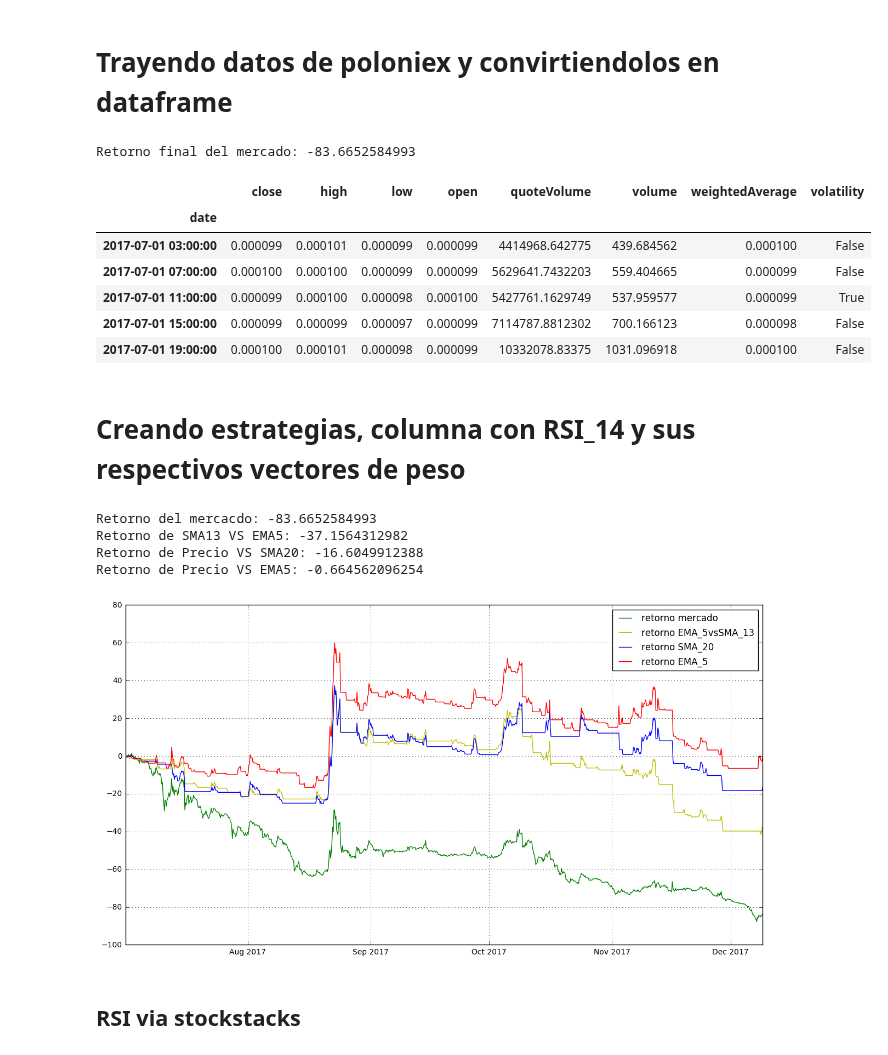
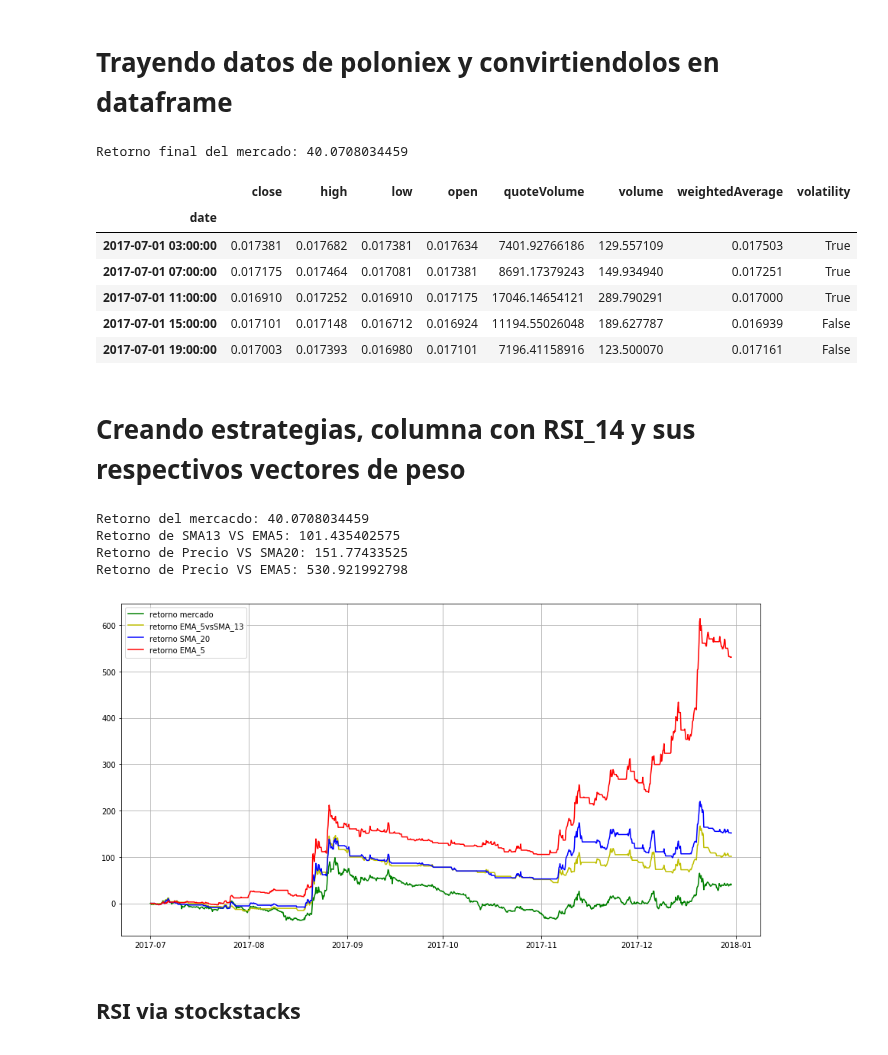
Before and after one commit to ADCryptoSolutions/adcb, a Jupyter notebook: ML strategy.ipynb, the cells around one changed output. Drawn from its saved outputs; the diff is of its cells as text; code cells hidden in the pictures.

```diff
--- a/ML strategy.ipynb
+++ b/ML strategy.ipynb
@@ -4,41 +4,41 @@
 import pandas as pd
 import pylab as plt
 from tusp import string2ts, ts2string
 from bot import prepareData,marketReturn
 import numpy as np
 %matplotlib inline
 plt.rcParams['figure.figsize'] = 15, 8
 
 # trayendo y preparando datos
-df  = prepareData(pair="BTC_XRP",
+df  = prepareData(pair="BTC_XMR",
                   start=string2ts("2017-07-01 00:00:00"),
                   end=string2ts("2018-02-01 00:00:00"),
                   period=3600*4)
 """
 # calculando el retorno del mercado hasta el 4 quitil y del ultimo quintil
 df_train = df.loc["2014-09-10 00:00:00":"2017-06-01 00:00:00",:]
 df_test = df.loc["2017-06-01 00:00:00":"2017-09-01 00:00:00",:]
 """
-per = 0.75
+per = 0.85
 cum_return1 = marketReturn(df[:int(len(df)*per)]["close"])
 cum_return2 = marketReturn(df[int(len(df)*per):]["close"])
 #cum_return1 = marketReturn(df_train)
 #cum_return2 = marketReturn(df_test)
 
 marketReturn = cum_return1[-1]*100
 marketReturn2 = cum_return2[-1]*100
 
 print "Retorno final del mercado: %s"%(marketReturn)
 df.head()
 # %% [output]
-Retorno final del mercado: -83.6652584993
+Retorno final del mercado: 40.0708034459
 |  | close | high | low | open | quoteVolume | volume | weightedAverage | volatility |
 | date |  |  |  |  |  |  |  |  |
-| 2017-07-01 03:00:00 | 0.000099 | 0.000101 | 0.000099 | 0.000099 | 4414968.642775 | 439.684562 | 0.000100 | False |
-| 2017-07-01 07:00:00 | 0.000100 | 0.000100 | 0.000099 | 0.000099 | 5629641.7432203 | 559.404665 | 0.000099 | False |
-| 2017-07-01 11:00:00 | 0.000099 | 0.000100 | 0.000098 | 0.000100 | 5427761.1629749 | 537.959577 | 0.000099 | True |
-| 2017-07-01 15:00:00 | 0.000099 | 0.000099 | 0.000097 | 0.000099 | 7114787.8812302 | 700.166123 | 0.000098 | False |
-| 2017-07-01 19:00:00 | 0.000100 | 0.000101 | 0.000098 | 0.000099 | 10332078.83375 | 1031.096918 | 0.000100 | False |
+| 2017-07-01 03:00:00 | 0.017381 | 0.017682 | 0.017381 | 0.017634 | 7401.92766186 | 129.557109 | 0.017503 | True |
+| 2017-07-01 07:00:00 | 0.017175 | 0.017464 | 0.017081 | 0.017381 | 8691.17379243 | 149.934940 | 0.017251 | True |
+| 2017-07-01 11:00:00 | 0.016910 | 0.017252 | 0.016910 | 0.017175 | 17046.14654121 | 289.790291 | 0.017000 | True |
+| 2017-07-01 15:00:00 | 0.017101 | 0.017148 | 0.016712 | 0.016924 | 11194.55026048 | 189.627787 | 0.016939 | False |
+| 2017-07-01 19:00:00 | 0.017003 | 0.017393 | 0.016980 | 0.017101 | 7196.41158916 | 123.500070 | 0.017161 | False |
 # %% [markdown]
 # Creando estrategias, columna con RSI_14 y sus respectivos vectores de peso
 # %%
@@ -80,11 +80,11 @@ plt.plot(df.index[:int(len(df)*per)],v2*100,'r',label='retorno EMA_5')
 plt.legend(loc='best')
 plt.grid()
 # %% [output]
-Retorno del mercacdo: -83.6652584993
-Retorno de SMA13 VS EMA5: -37.1564312982
-Retorno de Precio VS SMA20: -16.6049912388
-Retorno de Precio VS EMA5: -0.664562096254
+Retorno del mercacdo: 40.0708034459
+Retorno de SMA13 VS EMA5: 101.435402575
+Retorno de Precio VS SMA20: 151.77433525
+Retorno de Precio VS EMA5: 530.921992798
-[figure, old version]
+[figure, new version]
 # %% [markdown]
 ## RSI via stockstacks
 # %%
```
Also changed, not shown: parts of 7 cells of this notebook, 2 other files.
